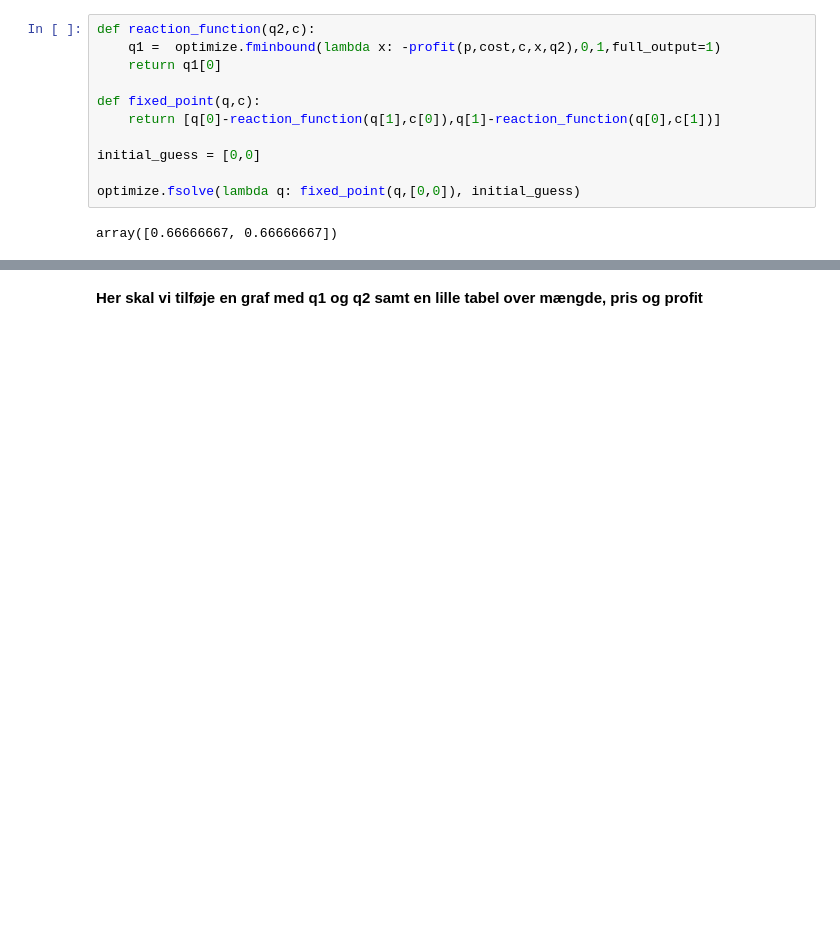
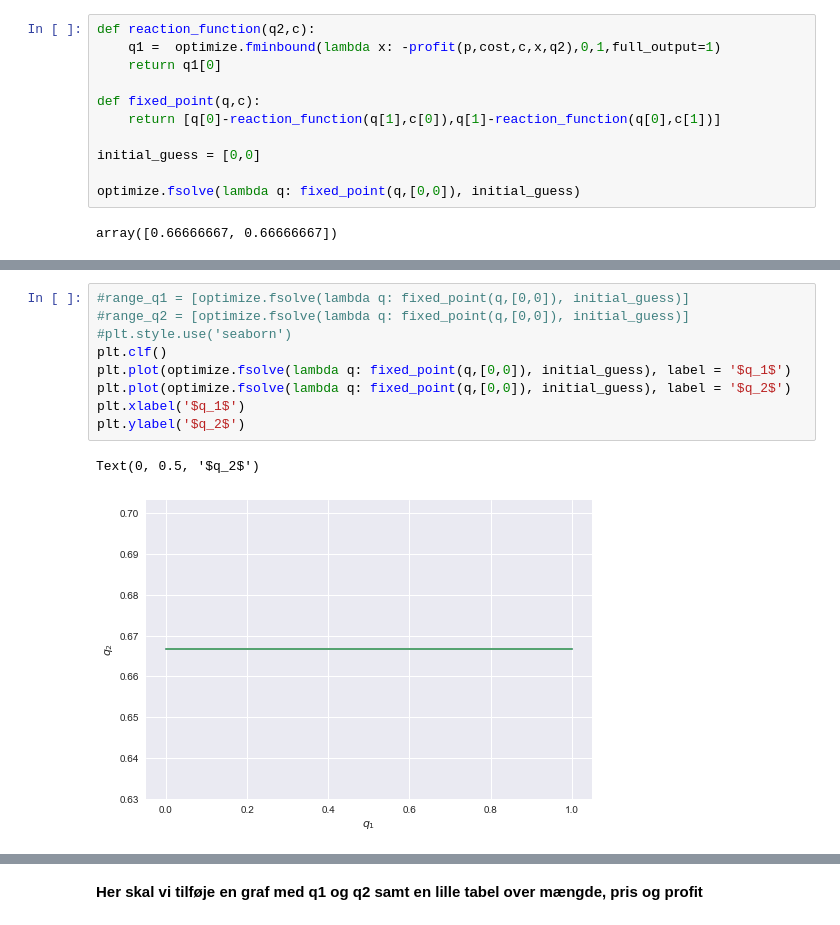
Before and after one commit to NumEconCopenhagen/projects-2019-abs, a Jupyter notebook: modelproject/Model Project.ipynb, the cells around one changed output, grey strips where cells are left out. Saved outputs shown, nothing was run; the diff lists cells and outputs as text; blank space fills up the shorter version.

```diff
--- a/modelproject/Model Project.ipynb
+++ b/modelproject/Model Project.ipynb
@@ -190,0 +207,12 @@ array([0.66666667, 0.66666667])
+# %%
+#range_q1 = [optimize.fsolve(lambda q: fixed_point(q,[0,0]), initial_guess)]
+#range_q2 = [optimize.fsolve(lambda q: fixed_point(q,[0,0]), initial_guess)]
+#plt.style.use('seaborn')
+plt.clf()
+plt.plot(optimize.fsolve(lambda q: fixed_point(q,[0,0]), initial_guess), label = '$q_1$')
+plt.plot(optimize.fsolve(lambda q: fixed_point(q,[0,0]), initial_guess), label = '$q_2$')
+plt.xlabel('$q_1$')
+plt.ylabel('$q_2$')
+# %% [output]
+Text(0, 0.5, '$q_2$')
+[figure, added]
```
Also changed, not shown: parts of 4 cells of this notebook.
